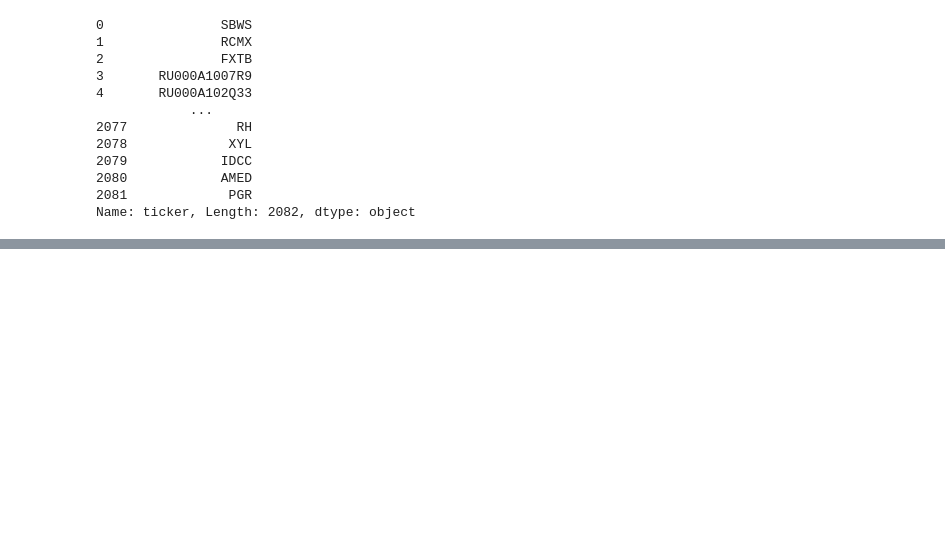
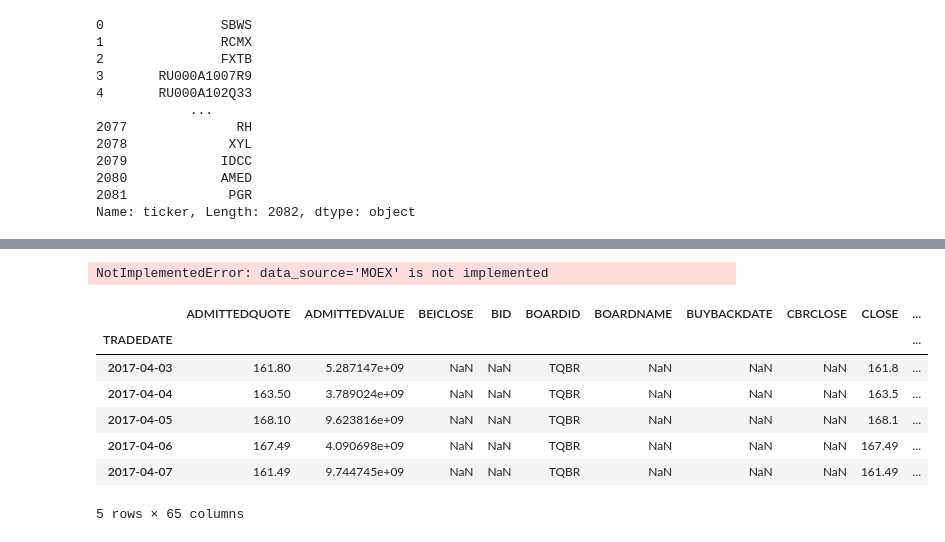
Before and after one commit to BabylenMagnus/StrategyReview, a Jupyter notebook: droch.ipynb, the cells around one changed output, grey strips where cells are left out. Saved outputs shown, nothing was run; the diff lists cells and outputs as text; code cells hidden in the pictures; blank space fills up the shorter version.

```diff
--- a/droch.ipynb
+++ b/droch.ipynb
@@ -57,0 +48,4 @@ pandas.core.series.Series
+# %%
+df = web.DataReader("TSLA", 'MOEX', start, end)
+# %% [output]
+NotImplementedError: data_source='MOEX' is not implemented
@@ -57,0 +56,13 @@ pandas.core.series.Series
+# %%
+f = pdr.moex.MoexReader('SBER').read()
+# %%
+f.head()
+# %% [output]
+|  | ADMITTEDQUOTE | ADMITTEDVALUE | BEICLOSE | BID | BOARDID | BOARDNAME | BUYBACKDATE | CBRCLOSE | CLOSE | ... |
+| TRADEDATE |  |  |  |  |  |  |  |  |  | ... |
+| 2017-04-03 | 161.80 | 5.287147e+09 | NaN | NaN | TQBR | NaN | NaN | NaN | 161.8 | ... |
+| 2017-04-04 | 163.50 | 3.789024e+09 | NaN | NaN | TQBR | NaN | NaN | NaN | 163.5 | ... |
+| 2017-04-05 | 168.10 | 9.623816e+09 | NaN | NaN | TQBR | NaN | NaN | NaN | 168.1 | ... |
+| 2017-04-06 | 167.49 | 4.090698e+09 | NaN | NaN | TQBR | NaN | NaN | NaN | 167.49 | ... |
+| 2017-04-07 | 161.49 | 9.744745e+09 | NaN | NaN | TQBR | NaN | NaN | NaN | 161.49 | ... |
+5 rows × 65 columns
```
Also changed, not shown: parts of 9 cells of this notebook, 6 other files.
